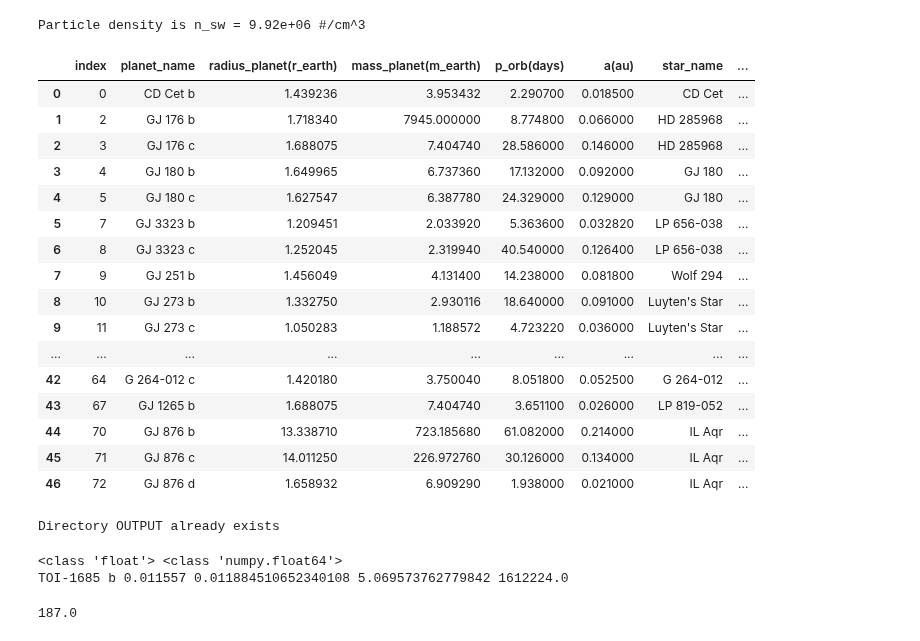
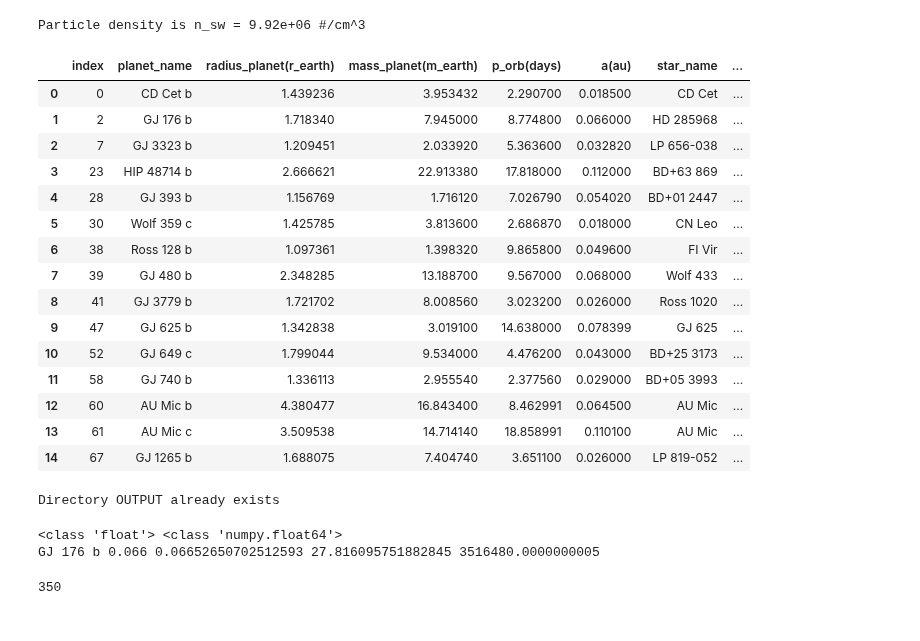
Before and after one commit to mapereztorres/spirou, a Jupyter notebook: SPI.ipynb, the cells around one changed output. Drawn from its saved outputs; the diff is of its cells as text; code cells hidden in the pictures.

```diff
--- a/SPI.ipynb
+++ b/SPI.ipynb
@@ -75,46 +75,47 @@ print("Particle density is n_sw = {0:.2e} #/cm^3".format(n_w))
 Particle density is n_sw = 9.92e+06 #/cm^3
 # %%
 #data = pd.read_csv("./INPUT/SPI-sources.csv")
-df = pd.read_csv("./INPUT/SPI-sources_planets_completed_no_NaN.csv")
 #df = pd.read_csv("./INPUT/SPI-sources_NO_planets_with_Prot.csv")
 #df = pd.read_csv("./INPUT/StarTable-Reiners.csv")
 #values = {'RA(h)':0.0, 'DEC(deg)': 0.0}
 #data.fillna(value=values)
 #data.sort_values(by="RA (h:m:s)")
-data = df[["planet_name", "radius_planet(r_earth)", "mass_planet(m_earth)", "p_orb(days)", "a(au)",
+df = pd.read_csv("./INPUT/SPI-sources_planets_completed_no_NaN.csv")
+df2 = df[["planet_name", "radius_planet(r_earth)", "mass_planet(m_earth)", "p_orb(days)", "a(au)",
            "star_name", "d_star(pc)", "mass_star(m_sun)", "radius_star(r_sun)", "p_rot(days)", "bfield_star(gauss)", "ra(deg)", "dec(deg)"]]
 
-mask_d = data[data['d_star(pc)'] < 20.0]
-mask_d_Porb = mask_d[mask_d['p_orb(days)'] < 100.0]
+mask_d = df2['d_star(pc)'] < 20.0
+mask_Porb = df2['p_orb(days)'] < 20.0
+mask_Bfield = df2['bfield_star(gauss)'] > 250.0
+data = df2[mask_d & mask_Porb & mask_Bfield]
+data.reset_index(inplace=True)
+data
 
-mask_d_Porb.reset_index(inplace=True)
-
-mask_d_Porb[:]
+#mask_d_Porb[:]
 #type(data["p_orb(days)"][1])
 #for indi in [0, 5, 31, 33, 89, 90, 91, 92]:
 #    print(data[indi:indi+1])
 #indi = 6
 #print(type(df['p_rot(days)'][indi]))
 #df.columns
 #print(df[' Period'][indi])
 # %% [output]
 |  | index | planet_name | radius_planet(r_earth) | mass_planet(m_earth) | p_orb(days) | a(au) | star_name | ... |
 | 0 | 0 | CD Cet b | 1.439236 | 3.953432 | 2.290700 | 0.018500 | CD Cet | ... |
-| 1 | 2 | GJ 176 b | 1.718340 | 7945.000000 | 8.774800 | 0.066000 | HD 285968 | ... |
-| 2 | 3 | GJ 176 c | 1.688075 | 7.404740 | 28.586000 | 0.146000 | HD 285968 | ... |
-| 3 | 4 | GJ 180 b | 1.649965 | 6.737360 | 17.132000 | 0.092000 | GJ 180 | ... |
-| 4 | 5 | GJ 180 c | 1.627547 | 6.387780 | 24.329000 | 0.129000 | GJ 180 | ... |
-| 5 | 7 | GJ 3323 b | 1.209451 | 2.033920 | 5.363600 | 0.032820 | LP 656-038 | ... |
-| 6 | 8 | GJ 3323 c | 1.252045 | 2.319940 | 40.540000 | 0.126400 | LP 656-038 | ... |
-| 7 | 9 | GJ 251 b | 1.456049 | 4.131400 | 14.238000 | 0.081800 | Wolf 294 | ... |
-| 8 | 10 | GJ 273 b | 1.332750 | 2.930116 | 18.640000 | 0.091000 | Luyten's Star | ... |
-| 9 | 11 | GJ 273 c | 1.050283 | 1.188572 | 4.723220 | 0.036000 | Luyten's Star | ... |
-| ... | ... | ... | ... | ... | ... | ... | ... | ... |
-| 42 | 64 | G 264-012 c | 1.420180 | 3.750040 | 8.051800 | 0.052500 | G 264-012 | ... |
-| 43 | 67 | GJ 1265 b | 1.688075 | 7.404740 | 3.651100 | 0.026000 | LP 819-052 | ... |
-| 44 | 70 | GJ 876 b | 13.338710 | 723.185680 | 61.082000 | 0.214000 | IL Aqr | ... |
-| 45 | 71 | GJ 876 c | 14.011250 | 226.972760 | 30.126000 | 0.134000 | IL Aqr | ... |
-| 46 | 72 | GJ 876 d | 1.658932 | 6.909290 | 1.938000 | 0.021000 | IL Aqr | ... |
+| 1 | 2 | GJ 176 b | 1.718340 | 7.945000 | 8.774800 | 0.066000 | HD 285968 | ... |
+| 2 | 7 | GJ 3323 b | 1.209451 | 2.033920 | 5.363600 | 0.032820 | LP 656-038 | ... |
+| 3 | 23 | HIP 48714 b | 2.666621 | 22.913380 | 17.818000 | 0.112000 | BD+63 869 | ... |
+| 4 | 28 | GJ 393 b | 1.156769 | 1.716120 | 7.026790 | 0.054020 | BD+01 2447 | ... |
+| 5 | 30 | Wolf 359 c | 1.425785 | 3.813600 | 2.686870 | 0.018000 | CN Leo | ... |
+| 6 | 38 | Ross 128 b | 1.097361 | 1.398320 | 9.865800 | 0.049600 | FI Vir | ... |
+| 7 | 39 | GJ 480 b | 2.348285 | 13.188700 | 9.567000 | 0.068000 | Wolf 433 | ... |
+| 8 | 41 | GJ 3779 b | 1.721702 | 8.008560 | 3.023200 | 0.026000 | Ross 1020 | ... |
+| 9 | 47 | GJ 625 b | 1.342838 | 3.019100 | 14.638000 | 0.078399 | GJ 625 | ... |
+| 10 | 52 | GJ 649 c | 1.799044 | 9.534000 | 4.476200 | 0.043000 | BD+25 3173 | ... |
+| 11 | 58 | GJ 740 b | 1.336113 | 2.955540 | 2.377560 | 0.029000 | BD+05 3993 | ... |
+| 12 | 60 | AU Mic b | 4.380477 | 16.843400 | 8.462991 | 0.064500 | AU Mic | ... |
+| 13 | 61 | AU Mic c | 3.509538 | 14.714140 | 18.858991 | 0.110100 | AU Mic | ... |
+| 14 | 67 | GJ 1265 b | 1.688075 | 7.404740 | 3.651100 | 0.026000 | LP 819-052 | ... |
 # %%
 # Sound speed, in cm/s- Depends only on the Temperature of the stellar corona
 vsound = np.sqrt(5/3 * k_B * T_corona/m_h)
@@ -143,13 +144,13 @@ P_rot_star *= day    # Rotation period  of star, in sec
 print(data['planet_name'][indi], data['a(au)'][indi], semimajor_a, orb_distance, P_rot_star)
 # %% [output]
 <class 'float'> <class 'numpy.float64'>
-TOI-1685 b 0.011557 0.011884510652340108 5.069573762779842 1612224.0
+GJ 176 b 0.066 0.06652650702512593 27.816095751882845 3516480.0000000005
 # %%
 #_orb_2 = (data['a(AU)'][i]*au)/(data['star_radius(R_Sun)'][i]*R_sun)
 #rint(r_orb_2)
 print(data['bfield_star(gauss)'][indi])
 # %% [output]
-187.0
+350
 # %%
 def B_shulyak(P_rot):
     """Computes the magnetic field of the star, in Gauss, for an assumed P_rot, in days.
```
Also changed, not shown: parts of 2 cells of this notebook, 1 other file.
